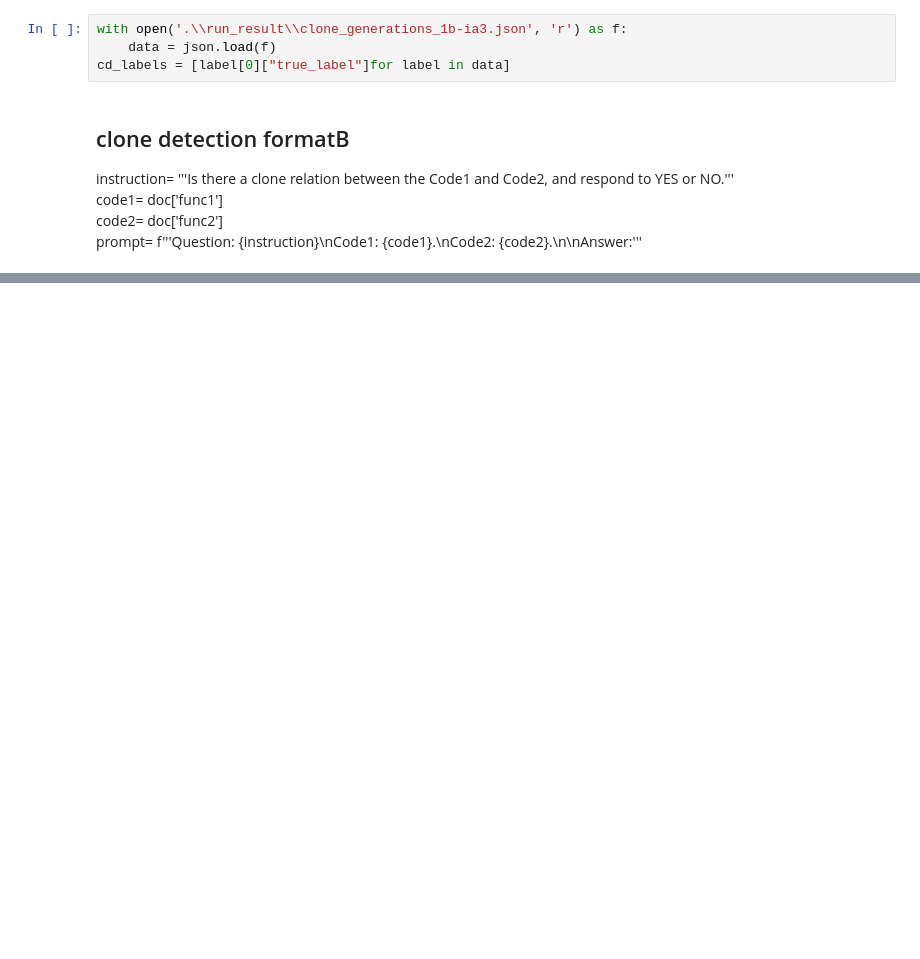
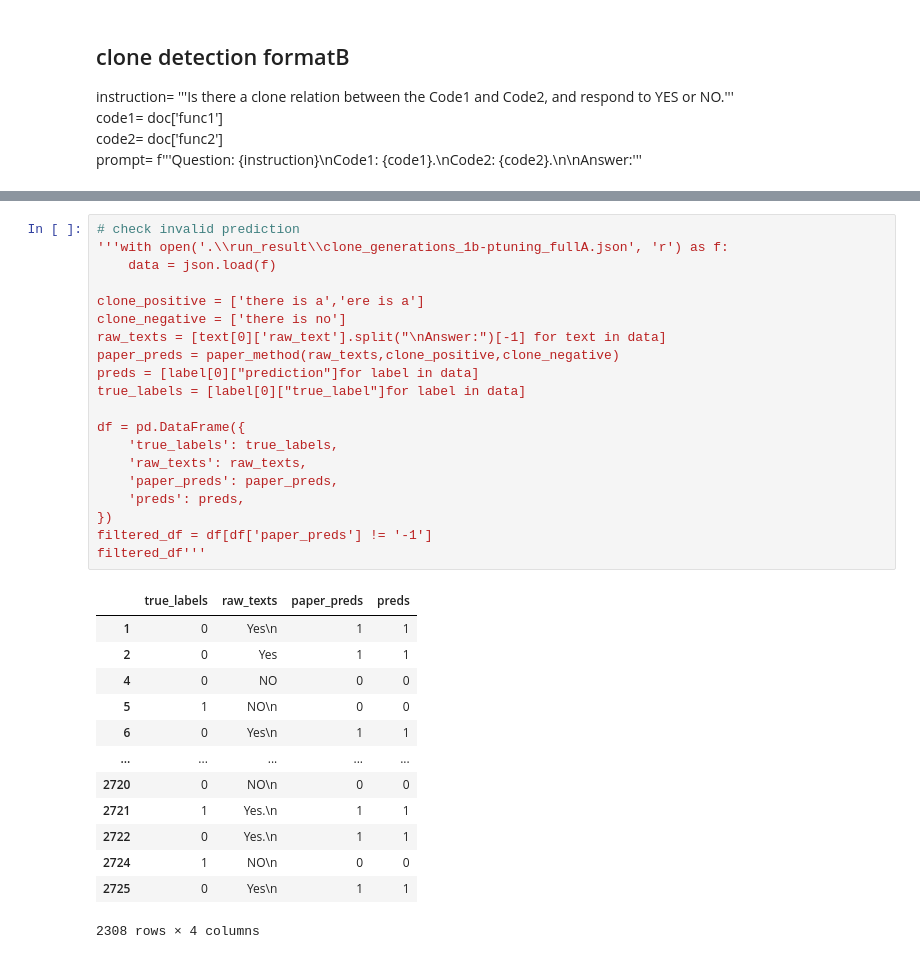
Before and after one commit to ReinDeer25/bigcode-evaluation-harness, a Jupyter notebook: metric_calculation.ipynb, the cells around one changed output, grey strips where cells are left out. Cells and saved outputs as stored; diff of their text form; blank space fills up the shorter version.

```diff
--- a/metric_calculation.ipynb
+++ b/metric_calculation.ipynb
@@ -162,9 +181,5 @@ defect detection formatA
 # %% [markdown]
 # Clone detection
-# %%
-with open('.\\run_result\\clone_generations_1b-ia3.json', 'r') as f:
-    data = json.load(f)
-cd_labels = [label[0]["true_label"]for label in data]
 # %% [markdown]
 ## clone detection formatB
 instruction= '''Is there a clone relation between the Code1 and Code2, and respond to YES or NO.''' <br>
@@ -200,0 +222,34 @@ clone detection formatB
+# %%
+# check invalid prediction
+'''with open('.\\run_result\\clone_generations_1b-ptuning_fullA.json', 'r') as f:
+    data = json.load(f)
+
+clone_positive = ['there is a','ere is a']
+clone_negative = ['there is no']
+raw_texts = [text[0]['raw_text'].split("\nAnswer:")[-1] for text in data]
+paper_preds = paper_method(raw_texts,clone_positive,clone_negative)
+preds = [label[0]["prediction"]for label in data]
+true_labels = [label[0]["true_label"]for label in data]
+
+df = pd.DataFrame({
+    'true_labels': true_labels,
+    'raw_texts': raw_texts,
+    'paper_preds': paper_preds,
+    'preds': preds,
+})
+filtered_df = df[df['paper_preds'] != '-1']
+filtered_df'''
+# %% [output]
+|  | true_labels | raw_texts | paper_preds | preds |
+| 1 | 0 | Yes\n | 1 | 1 |
+| 2 | 0 | Yes | 1 | 1 |
+| 4 | 0 | NO | 0 | 0 |
+| 5 | 1 | NO\n | 0 | 0 |
+| 6 | 0 | Yes\n | 1 | 1 |
+| ... | ... | ... | ... | ... |
+| 2720 | 0 | NO\n | 0 | 0 |
+| 2721 | 1 | Yes.\n | 1 | 1 |
+| 2722 | 0 | Yes.\n | 1 | 1 |
+| 2724 | 1 | NO\n | 0 | 0 |
+| 2725 | 0 | Yes\n | 1 | 1 |
+2308 rows × 4 columns
```
Also changed, not shown: parts of 9 cells of this notebook.
